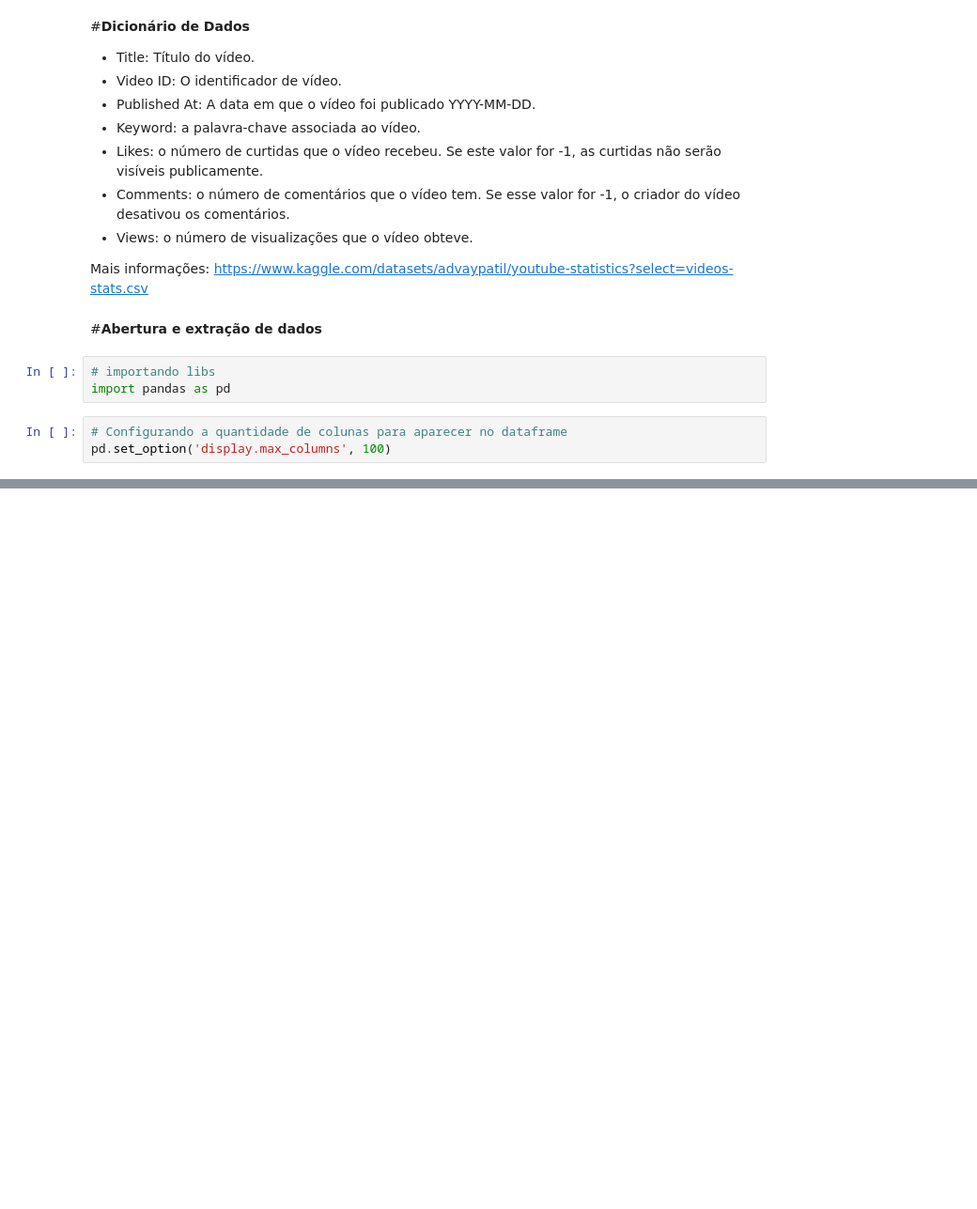
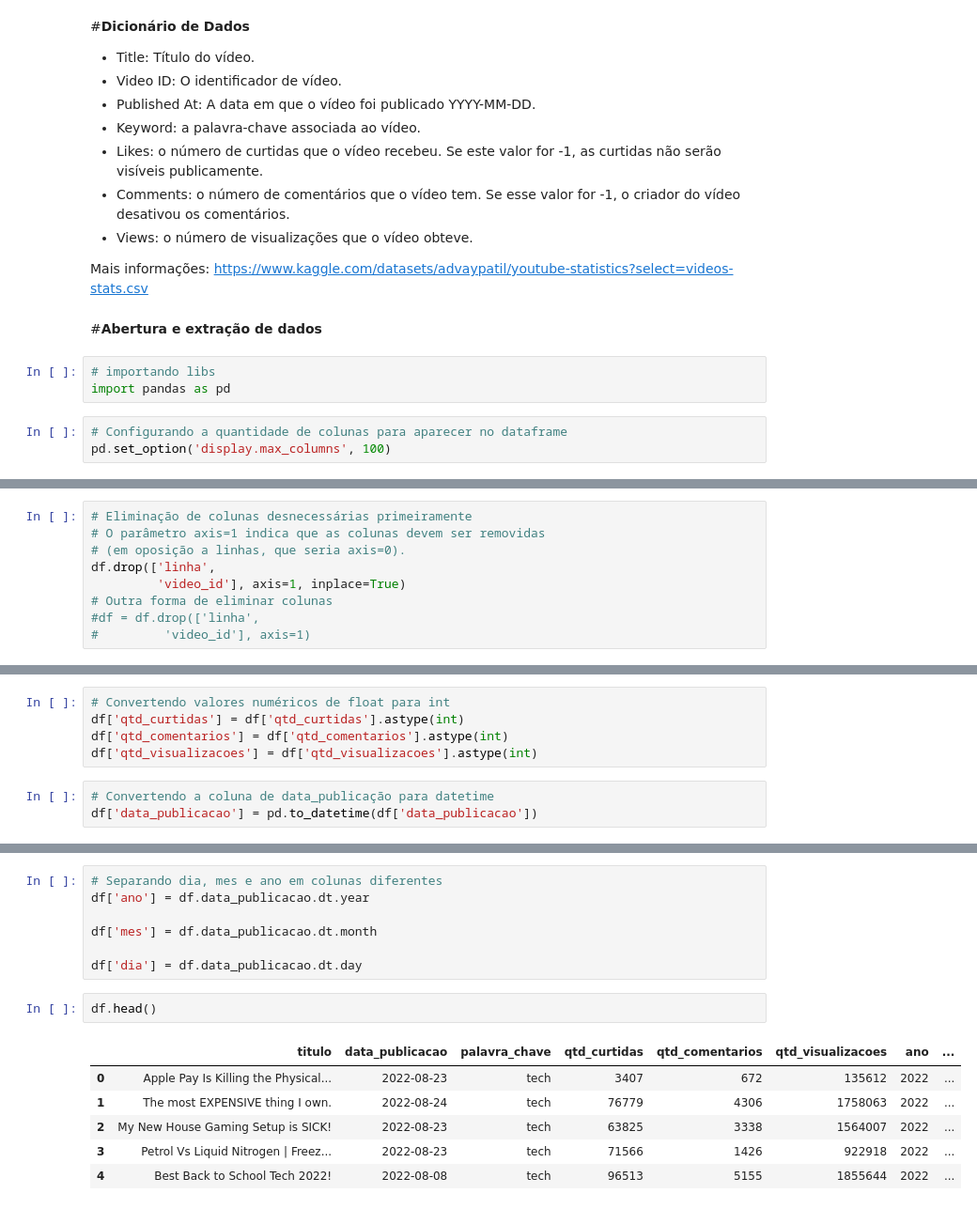
Before and after one commit to coderjulio/Analise-de-Dados, a Jupyter notebook: ETL_dados_yt.ipynb, the cells around one changed output, grey strips where cells are left out. Shown: that part at 94% size. Cells and saved outputs as stored; diff of their text form; blank space fills up the shorter version.

```diff
--- a/ETL_dados_yt.ipynb
+++ b/ETL_dados_yt.ipynb
@@ -37,0 +313,9 @@ df = pd.read_csv("/content/Youtube_bruto.csv")
+# %%
+# Eliminação de colunas desnecessárias primeiramente
+# O parâmetro axis=1 indica que as colunas devem ser removidas
+# (em oposição a linhas, que seria axis=0).
+df.drop(['linha',
+         'video_id'], axis=1, inplace=True)
+# Outra forma de eliminar colunas
+#df = df.drop(['linha',
+#         'video_id'], axis=1)
@@ -37,0 +340,8 @@ df = pd.read_csv("/content/Youtube_bruto.csv")
+# %%
+# Convertendo valores numéricos de float para int
+df['qtd_curtidas'] = df['qtd_curtidas'].astype(int)
+df['qtd_comentarios'] = df['qtd_comentarios'].astype(int)
+df['qtd_visualizacoes'] = df['qtd_visualizacoes'].astype(int)
+# %%
+# Convertendo a coluna de data_publicação para datetime
+df['data_publicacao'] = pd.to_datetime(df['data_publicacao'])
@@ -37,0 +358,16 @@ df = pd.read_csv("/content/Youtube_bruto.csv")
+# %%
+# Separando dia, mes e ano em colunas diferentes
+df['ano'] = df.data_publicacao.dt.year
+
+df['mes'] = df.data_publicacao.dt.month
+
+df['dia'] = df.data_publicacao.dt.day
+# %%
+df.head()
+# %% [output]
+|  | titulo | data_publicacao | palavra_chave | qtd_curtidas | qtd_comentarios | qtd_visualizacoes | ano | ... |
+| 0 | Apple Pay Is Killing the Physical... | 2022-08-23 | tech | 3407 | 672 | 135612 | 2022 | ... |
+| 1 | The most EXPENSIVE thing I own. | 2022-08-24 | tech | 76779 | 4306 | 1758063 | 2022 | ... |
+| 2 | My New House Gaming Setup is SICK! | 2022-08-23 | tech | 63825 | 3338 | 1564007 | 2022 | ... |
+| 3 | Petrol Vs Liquid Nitrogen | Freez... | 2022-08-23 | tech | 71566 | 1426 | 922918 | 2022 | ... |
+| 4 | Best Back to School Tech 2022! | 2022-08-08 | tech | 96513 | 5155 | 1855644 | 2022 | ... |
```
Also changed, not shown: parts of 35 cells of this notebook.
